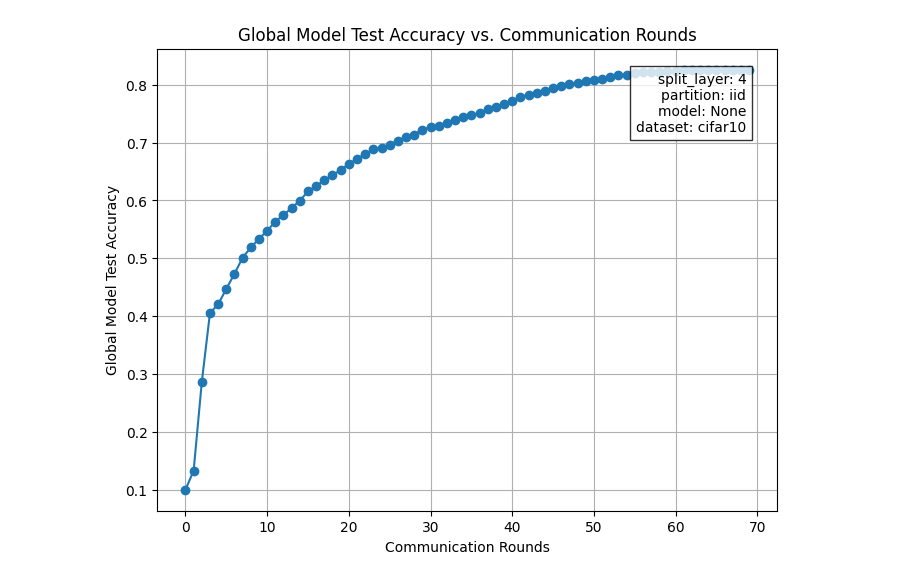
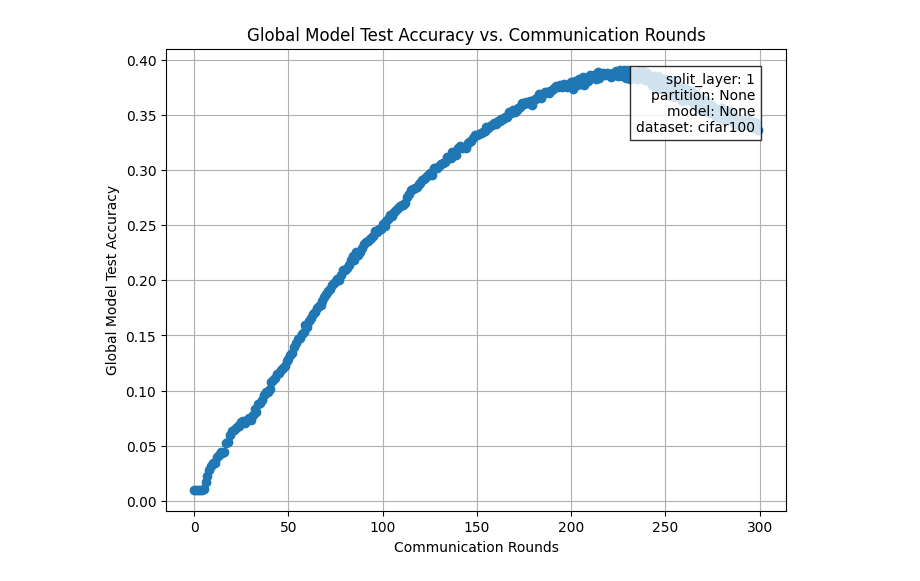
Before and after one commit to justindachille/Split-Consistency, a Jupyter notebook: analyze_logs.ipynb, the cells around one changed output. Cells and saved outputs as stored; diff of their text form; code cells hidden in the pictures.

```diff
--- a/analyze_logs.ipynb
+++ b/analyze_logs.ipynb
@@ -2,45 +2,48 @@
 import re
 import matplotlib.pyplot as plt
 
-comm_rounds = []
-test_accuracies = []
+def generate_graph(log_file):
+    comm_rounds = []
+    test_accuracies = []
+    LOG_FILE_PATH = './logs/'
 
-LOG_FILE_PATH = './logs/'
-LOG_FILE = 'experiment_log-alg=sflv1_partition=iid_lr=0.001_epochs=5_num_users=100_beta=0.01_batch_size=64_opt=adam_dataset=cifar10_2024-04-12-1536-15.log'
-with open(f"{LOG_FILE_PATH}{LOG_FILE}", "r") as file:
-    log_content = file.read()
+    with open(f"{LOG_FILE_PATH}{log_file}", "r") as file:
+        log_content = file.read()
 
-pattern = r"in comm round:(\d+).*?>> Global Model Test accuracy: (\d+\.\d+)"
-matches = re.findall(pattern, log_content, re.DOTALL)
+    pattern = r"in comm round:(\d+).*?>> Global Model Test accuracy: (\d+\.\d+)"
+    matches = re.findall(pattern, log_content, re.DOTALL)
 
-for match in matches:
-    comm_round = int(match[0])
-    test_accuracy = float(match[1])
-    comm_rounds.append(comm_round)
-    test_accuracies.append(test_accuracy)
+    for match in matches:
+        comm_round = int(match[0])
+        test_accuracy = float(match[1])
+        comm_rounds.append(comm_round)
+        test_accuracies.append(test_accuracy)
 
-def extract_hyperparameter(log_content, parameter):
-    pattern = rf'"{parameter}": "?(\w+)"?,'
-    match = re.search(pattern, log_content)
-    if match:
-        return match.group(1)
-    return None
+    def extract_hyperparameter(log_content, parameter):
+        pattern = rf'"{parameter}": "?(\w+)"?,'
+        match = re.search(pattern, log_content)
+        if match:
+            return match.group(1)
+        return None
 
-split_layer = extract_hyperparameter(log_content, "split_layer")
-partition = extract_hyperparameter(log_content, "partition")
-model = extract_hyperparameter(log_content, "model")
-dataset = extract_hyperparameter(log_content, "dataset")
+    split_layer = extract_hyperparameter(log_content, "split_layer")
+    partition = extract_hyperparameter(log_content, "partition")
+    model = extract_hyperparameter(log_content, "model")
+    dataset = extract_hyperparameter(log_content, "dataset")
 
-plt.figure(figsize=(8, 6))
-plt.plot(comm_rounds, test_accuracies, marker="o")
-plt.xlabel("Communication Rounds")
-plt.ylabel("Global Model Test Accuracy")
-plt.title("Global Model Test Accuracy vs. Communication Rounds")
+    plt.figure(figsize=(8, 6))
+    plt.plot(comm_rounds, test_accuracies, marker="o")
+    plt.xlabel("Communication Rounds")
+    plt.ylabel("Global Model Test Accuracy")
+    plt.title("Global Model Test Accuracy vs. Communication Rounds")
 
-plt.text(0.95, 0.95, f"split_layer: {split_layer}\npartition: {partition}\nmodel: {model}\ndataset: {dataset}",
-         transform=plt.gca().transAxes, ha="right", va="top", fontsize=10, bbox=dict(facecolor="white", alpha=0.8))
+    plt.text(0.95, 0.95, f"split_layer: {split_layer}\npartition: {partition}\nmodel: {model}\ndataset: {dataset}",
+            transform=plt.gca().transAxes, ha="right", va="top", fontsize=10, bbox=dict(facecolor="white", alpha=0.8))
 
-plt.grid(True)
-plt.show()
+    plt.grid(True)
+    plt.show()
-# %% [output]
-[figure, removed]
+# %%
+LOG_FILE = 'experiment_log-alg=sflv1_partition=noniid-labeldir_lr=0.001_epochs=5_num_users=100_beta=0.1_batch_size=64_opt=adam_dataset=cifar100_2024-04-15-1441-31.log'
+generate_graph(LOG_FILE)
+# %% [output]
+[figure, added]
```
Also changed, not shown: parts of 2 cells of this notebook, 2 other files.
